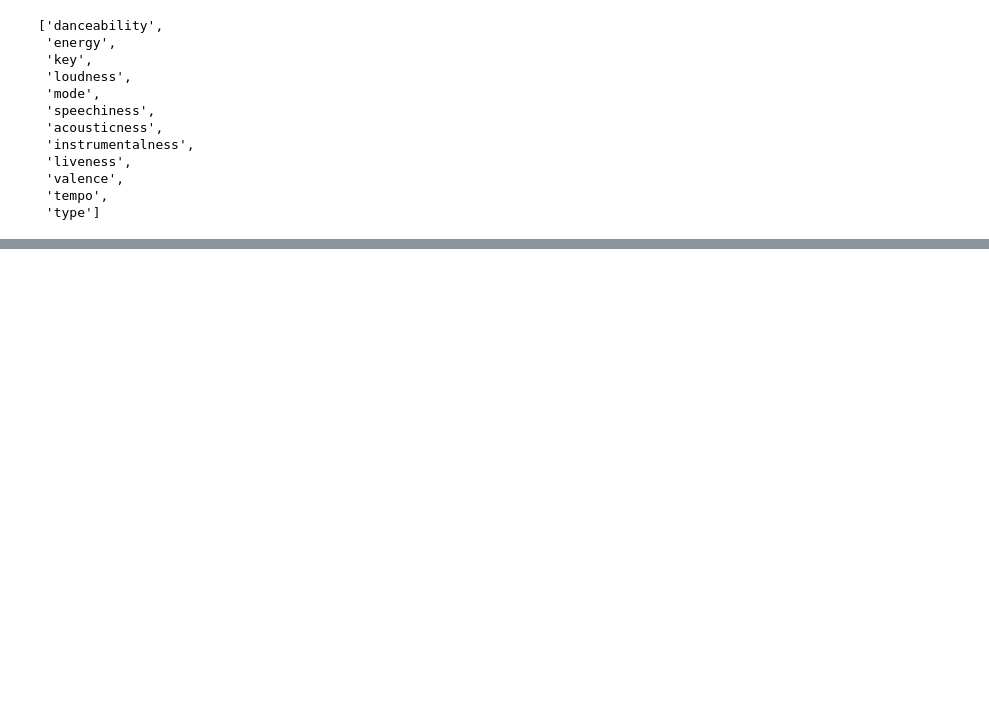
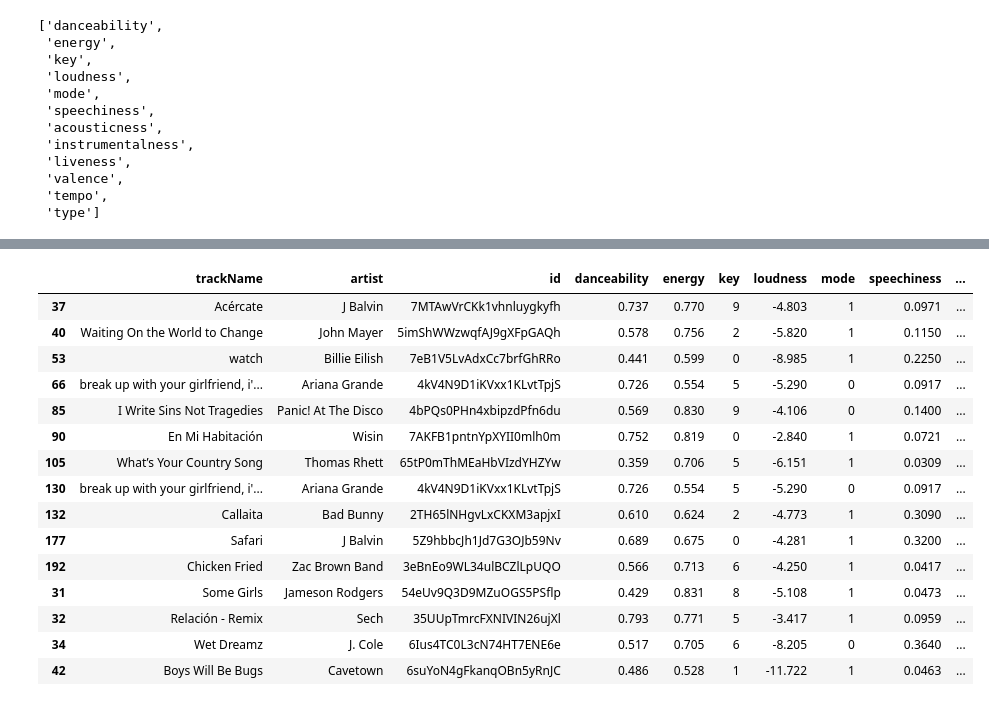
Before and after one commit to benbrill/MoodSpace, a Jupyter notebook: clustering_dataframes.ipynb, the cells around one changed output, grey strips where cells are left out. Cells and saved outputs as stored; diff of their text form; code cells hidden in the pictures; blank space fills up the shorter version.

Commit message:
Create Kmeans model

```diff
--- a/clustering_dataframes.ipynb
+++ b/clustering_dataframes.ipynb
@@ -158,0 +103,3 @@ AttributeError: 'NoneType' object has no attribute 'get_text'
+# %%
+df = genDF(songs)
+df
@@ -158,0 +153,3 @@ AttributeError: 'NoneType' object has no attribute 'get_text'
+# %%
+df = df.append(genDF(getRandomSongIDS(50)))
+df
@@ -158,0 +187,3 @@ AttributeError: 'NoneType' object has no attribute 'get_text'
+# %%
+df = df[~df['lyrics'].isna()]
+df
@@ -158,0 +206,8 @@ AttributeError: 'NoneType' object has no attribute 'get_text'
+# %%
+from sklearn.cluster import KMeans
+
+kmeans = KMeans(8)
+X = df[["energy", "valence", "tempo", "liveness"]]
+kmeans.fit_transform(X)
+df['cluster'] = kmeans.labels_
+df
@@ -158,0 +233,20 @@ AttributeError: 'NoneType' object has no attribute 'get_text'
+# %%
+n = 7
+df[df['cluster'] == n]
+# %% [output]
+|  | trackName | artist | id | danceability | energy | key | loudness | mode | speechiness | ... |
+| 37 | Acércate | J Balvin | 7MTAwVrCKk1vhnluygkyfh | 0.737 | 0.770 | 9 | -4.803 | 1 | 0.0971 | ... |
+| 40 | Waiting On the World to Change | John Mayer | 5imShWWzwqfAJ9gXFpGAQh | 0.578 | 0.756 | 2 | -5.820 | 1 | 0.1150 | ... |
+| 53 | watch | Billie Eilish | 7eB1V5LvAdxCc7brfGhRRo | 0.441 | 0.599 | 0 | -8.985 | 1 | 0.2250 | ... |
+| 66 | break up with your girlfriend, i'... | Ariana Grande | 4kV4N9D1iKVxx1KLvtTpjS | 0.726 | 0.554 | 5 | -5.290 | 0 | 0.0917 | ... |
+| 85 | I Write Sins Not Tragedies | Panic! At The Disco | 4bPQs0PHn4xbipzdPfn6du | 0.569 | 0.830 | 9 | -4.106 | 0 | 0.1400 | ... |
+| 90 | En Mi Habitación | Wisin | 7AKFB1pntnYpXYII0mlh0m | 0.752 | 0.819 | 0 | -2.840 | 1 | 0.0721 | ... |
+| 105 | What’s Your Country Song | Thomas Rhett | 65tP0mThMEaHbVIzdYHZYw | 0.359 | 0.706 | 5 | -6.151 | 1 | 0.0309 | ... |
+| 130 | break up with your girlfriend, i'... | Ariana Grande | 4kV4N9D1iKVxx1KLvtTpjS | 0.726 | 0.554 | 5 | -5.290 | 0 | 0.0917 | ... |
+| 132 | Callaita | Bad Bunny | 2TH65lNHgvLxCKXM3apjxI | 0.610 | 0.624 | 2 | -4.773 | 1 | 0.3090 | ... |
+| 177 | Safari | J Balvin | 5Z9hbbcJh1Jd7G3OJb59Nv | 0.689 | 0.675 | 0 | -4.281 | 1 | 0.3200 | ... |
+| 192 | Chicken Fried | Zac Brown Band | 3eBnEo9WL34ulBCZlLpUQO | 0.566 | 0.713 | 6 | -4.250 | 1 | 0.0417 | ... |
+| 31 | Some Girls | Jameson Rodgers | 54eUv9Q3D9MZuOGS5PSflp | 0.429 | 0.831 | 8 | -5.108 | 1 | 0.0473 | ... |
+| 32 | Relación - Remix | Sech | 35UUpTmrcFXNIVIN26ujXl | 0.793 | 0.771 | 5 | -3.417 | 1 | 0.0959 | ... |
+| 34 | Wet Dreamz | J. Cole | 6Ius4TC0L3cN74HT7ENE6e | 0.517 | 0.705 | 6 | -8.205 | 0 | 0.3640 | ... |
+| 42 | Boys Will Be Bugs | Cavetown | 6suYoN4gFkanqOBn5yRnJC | 0.486 | 0.528 | 1 | -11.722 | 1 | 0.0463 | ... |
```
Also changed, not shown: parts of 13 cells of this notebook, 2 other files.
